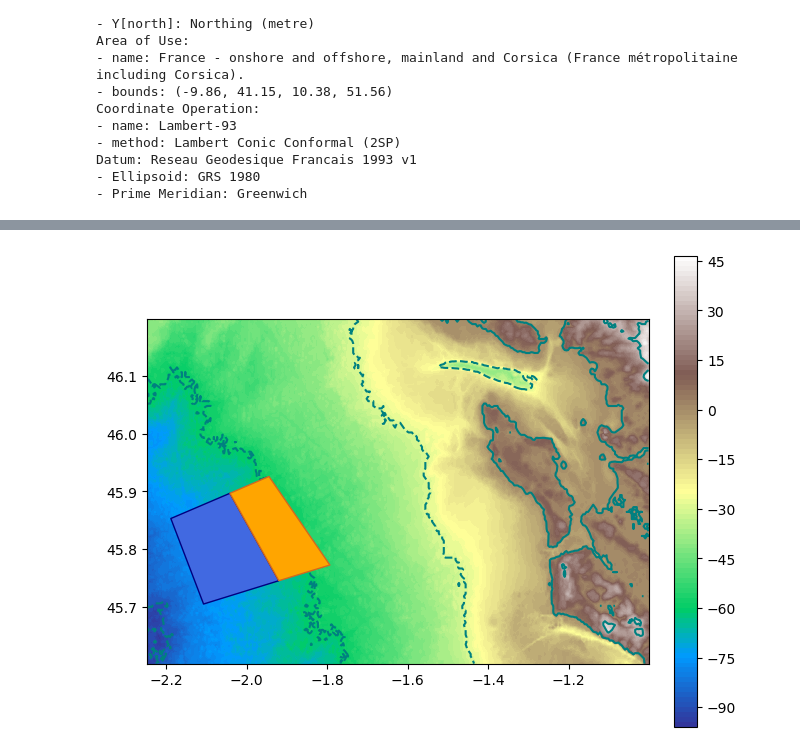
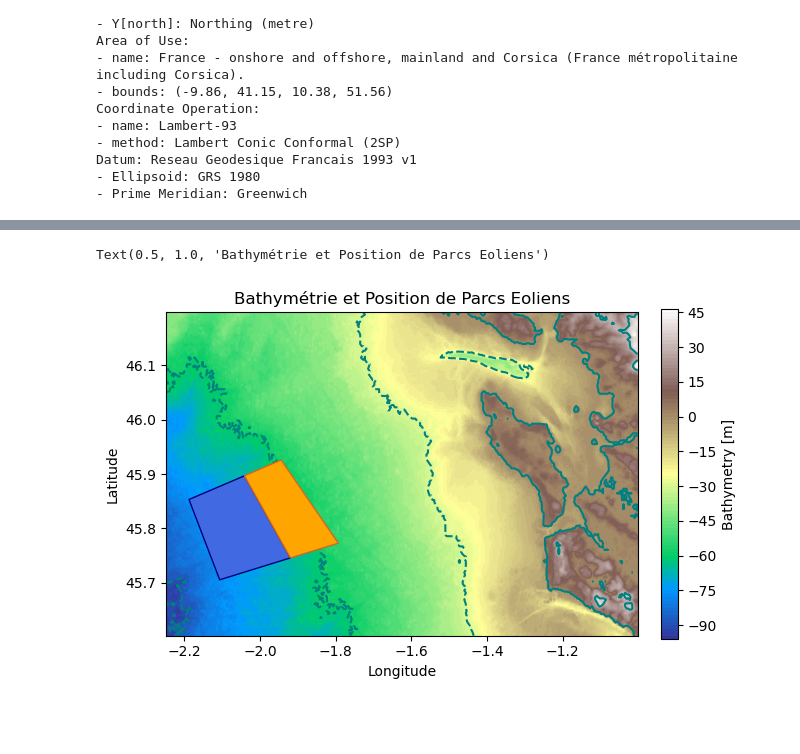
Before and after one commit to JordanPierre91630/Eoliennne_projet, a Jupyter notebook: Projet Bluegreen bathy.ipynb, the cells around one changed output, grey strips where cells are left out. Cells and saved outputs as stored; diff of their text form; code cells hidden in the pictures; blank space fills up the shorter version.

```diff
--- a/Projet Bluegreen bathy.ipynb
+++ b/Projet Bluegreen bathy.ipynb
@@ -146,13 +164,17 @@ plt.show()
 # %%
 #Fond de carte pour l'île d'Oléron
 lat1,lon1 = np.meshgrid (Blat1,Blon1)
 fig,ax1 = plt.subplots(layout='constrained')
 projo1.plot(ax=ax1,color='orange', edgecolor='chocolate',zorder=10)
 projo2.plot(ax=ax1,color='royalblue', edgecolor='navy',zorder=9)
 CF1=ax1.contourf(Blon1,Blat1,Bdepth1,levels=100,cmap='terrain',zorder=1)
 CS1=ax1.contour(Blon1,Blat1,Bdepth1,levels=4,colors='teal',zorder=2)
-cbat =fig.colorbar(CF1)
-#plt.axis('off')
-#plt.savefig('yipee')
+cbat =fig.colorbar(CF1,shrink=0.7)
+cbat.set_label('Bathymetry [m]')
+
+plt.xlabel('Longitude')
+plt.ylabel('Latitude')
+ax1.set_title('Bathymétrie et Position de Parcs Eoliens')
 # %% [output]
+Text(0.5, 1.0, 'Bathymétrie et Position de Parcs Eoliens')
-[figure, old version]
+[figure, new version]
```
Also changed, not shown: parts of 24 cells of this notebook.
